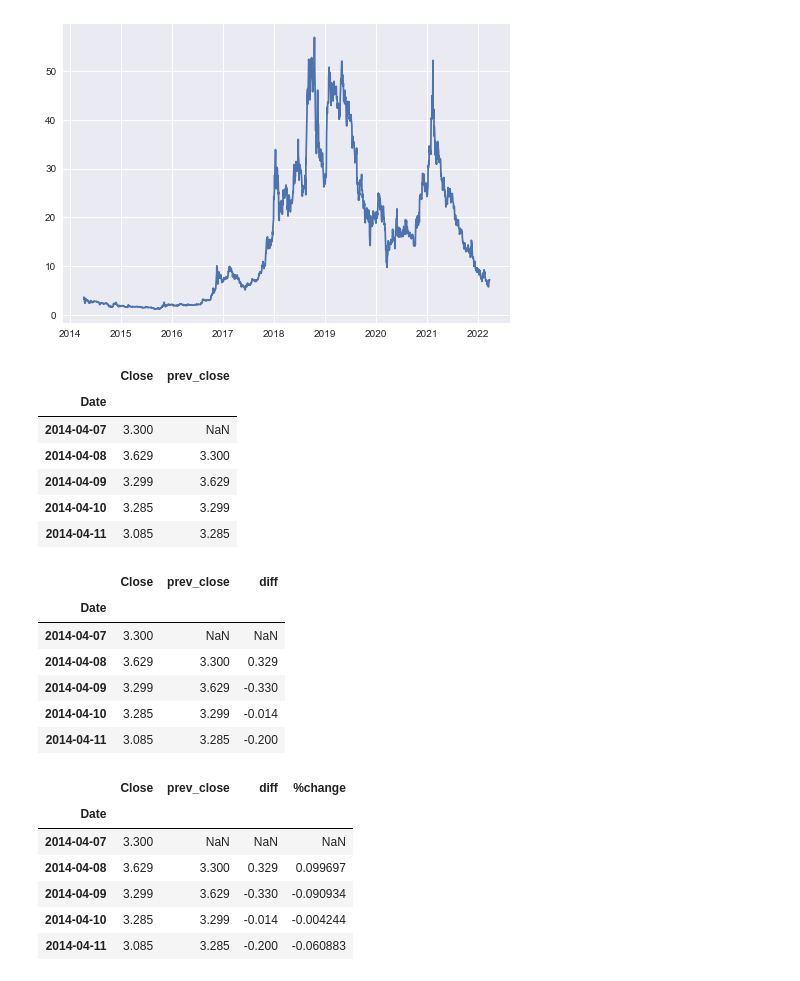
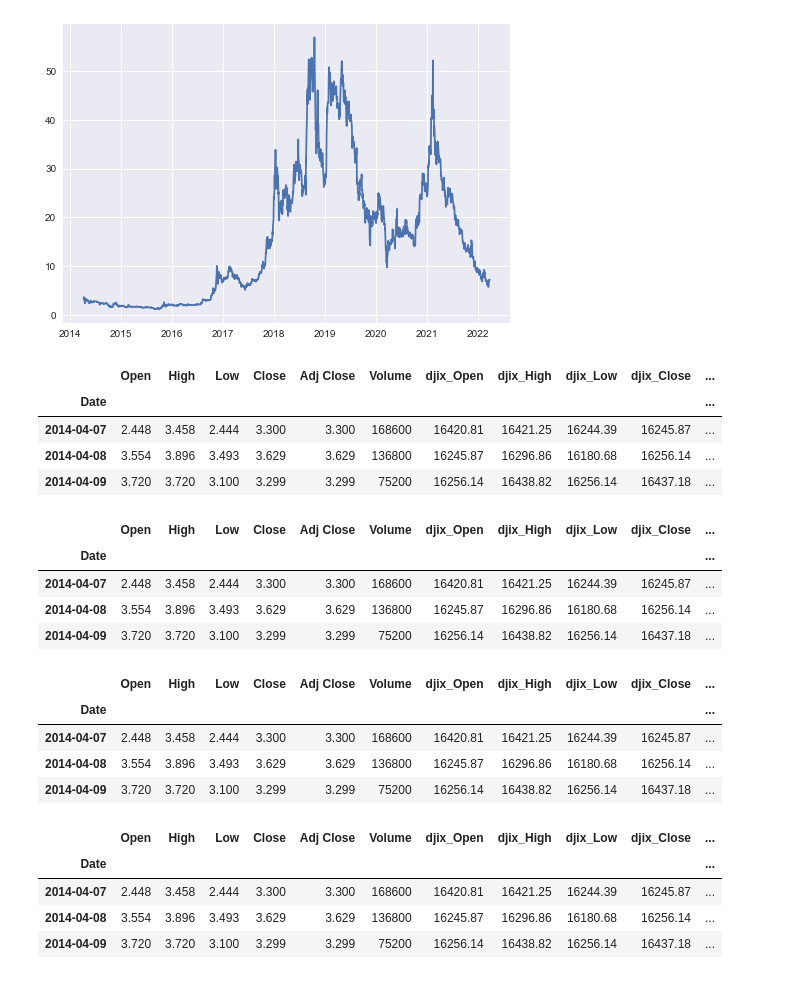
Before and after one commit to mkipper/Capstone3-Stock_Price_Prediction, a Jupyter notebook: notebooks/Capstone3-Stock_Price_Prediction-1.ipynb, the cells around one changed output. Saved outputs shown, nothing was run; the diff lists cells and outputs as text; code cells hidden in the pictures.

```diff
--- a/notebooks/Capstone3-Stock_Price_Prediction-1.ipynb
+++ b/notebooks/Capstone3-Stock_Price_Prediction-1.ipynb
@@ -73,0 +101,3 @@ cgc.head()
+# %%
+df_cgc = df_cgc.merge(df_djix, on='Date', how='left')
+df_cgc.head()
@@ -88,35 +118,38 @@ plt.plot(df)
 [<matplotlib.lines.Line2D at 0x...>]
 [figure]
 # %%
-df['prev_close'] = df['Close'].shift(1)
-df.head()
+df_cgc['prev_close'] = df_cgc['Close'].shift(1)
+df_cgc.head(3)
 # %% [output]
-|  | Close | prev_close |
-| Date |  |  |
-| 2014-04-07 | 3.300 | NaN |
-| 2014-04-08 | 3.629 | 3.300 |
-| 2014-04-09 | 3.299 | 3.629 |
-| 2014-04-10 | 3.285 | 3.299 |
-| 2014-04-11 | 3.085 | 3.285 |
+|  | Open | High | Low | Close | Adj Close | Volume | djix_Open | djix_High | djix_Low | djix_Close | ... |
+| Date |  |  |  |  |  |  |  |  |  |  | ... |
+| 2014-04-07 | 2.448 | 3.458 | 2.444 | 3.300 | 3.300 | 168600 | 16420.81 | 16421.25 | 16244.39 | 16245.87 | ... |
+| 2014-04-08 | 3.554 | 3.896 | 3.493 | 3.629 | 3.629 | 136800 | 16245.87 | 16296.86 | 16180.68 | 16256.14 | ... |
+| 2014-04-09 | 3.720 | 3.720 | 3.100 | 3.299 | 3.299 | 75200 | 16256.14 | 16438.82 | 16256.14 | 16437.18 | ... |
+# %%
+df_cgc['next_close'] = df_cgc['Close'].shift(-1)
+df_cgc.head(3)
+# %% [output]
+|  | Open | High | Low | Close | Adj Close | Volume | djix_Open | djix_High | djix_Low | djix_Close | ... |
+| Date |  |  |  |  |  |  |  |  |  |  | ... |
+| 2014-04-07 | 2.448 | 3.458 | 2.444 | 3.300 | 3.300 | 168600 | 16420.81 | 16421.25 | 16244.39 | 16245.87 | ... |
+| 2014-04-08 | 3.554 | 3.896 | 3.493 | 3.629 | 3.629 | 136800 | 16245.87 | 16296.86 | 16180.68 | 16256.14 | ... |
+| 2014-04-09 | 3.720 | 3.720 | 3.100 | 3.299 | 3.299 | 75200 | 16256.14 | 16438.82 | 16256.14 | 16437.18 | ... |
 # %%
-df['diff'] = df['Close'].diff()
-df.head()
+df_cgc['diff'] = df_cgc['Close'].diff()
+df_cgc.head(3)
 # %% [output]
-|  | Close | prev_close | diff |
-| Date |  |  |  |
-| 2014-04-07 | 3.300 | NaN | NaN |
-| 2014-04-08 | 3.629 | 3.300 | 0.329 |
-| 2014-04-09 | 3.299 | 3.629 | -0.330 |
-| 2014-04-10 | 3.285 | 3.299 | -0.014 |
-| 2014-04-11 | 3.085 | 3.285 | -0.200 |
+|  | Open | High | Low | Close | Adj Close | Volume | djix_Open | djix_High | djix_Low | djix_Close | ... |
+| Date |  |  |  |  |  |  |  |  |  |  | ... |
+| 2014-04-07 | 2.448 | 3.458 | 2.444 | 3.300 | 3.300 | 168600 | 16420.81 | 16421.25 | 16244.39 | 16245.87 | ... |
+| 2014-04-08 | 3.554 | 3.896 | 3.493 | 3.629 | 3.629 | 136800 | 16245.87 | 16296.86 | 16180.68 | 16256.14 | ... |
+| 2014-04-09 | 3.720 | 3.720 | 3.100 | 3.299 | 3.299 | 75200 | 16256.14 | 16438.82 | 16256.14 | 16437.18 | ... |
 # %%
-df['%change'] = df['Close'].pct_change()
-df.head()
+df_cgc['%change'] = df_cgc['Close'].pct_change()
+df_cgc.head(3)
 # %% [output]
-|  | Close | prev_close | diff | %change |
-| Date |  |  |  |  |
-| 2014-04-07 | 3.300 | NaN | NaN | NaN |
-| 2014-04-08 | 3.629 | 3.300 | 0.329 | 0.099697 |
-| 2014-04-09 | 3.299 | 3.629 | -0.330 | -0.090934 |
-| 2014-04-10 | 3.285 | 3.299 | -0.014 | -0.004244 |
-| 2014-04-11 | 3.085 | 3.285 | -0.200 | -0.060883 |
+|  | Open | High | Low | Close | Adj Close | Volume | djix_Open | djix_High | djix_Low | djix_Close | ... |
+| Date |  |  |  |  |  |  |  |  |  |  | ... |
+| 2014-04-07 | 2.448 | 3.458 | 2.444 | 3.300 | 3.300 | 168600 | 16420.81 | 16421.25 | 16244.39 | 16245.87 | ... |
+| 2014-04-08 | 3.554 | 3.896 | 3.493 | 3.629 | 3.629 | 136800 | 16245.87 | 16296.86 | 16180.68 | 16256.14 | ... |
+| 2014-04-09 | 3.720 | 3.720 | 3.100 | 3.299 | 3.299 | 75200 | 16256.14 | 16438.82 | 16256.14 | 16437.18 | ... |
```
Also changed, not shown: parts of 59 cells of this notebook, 2 other files.
